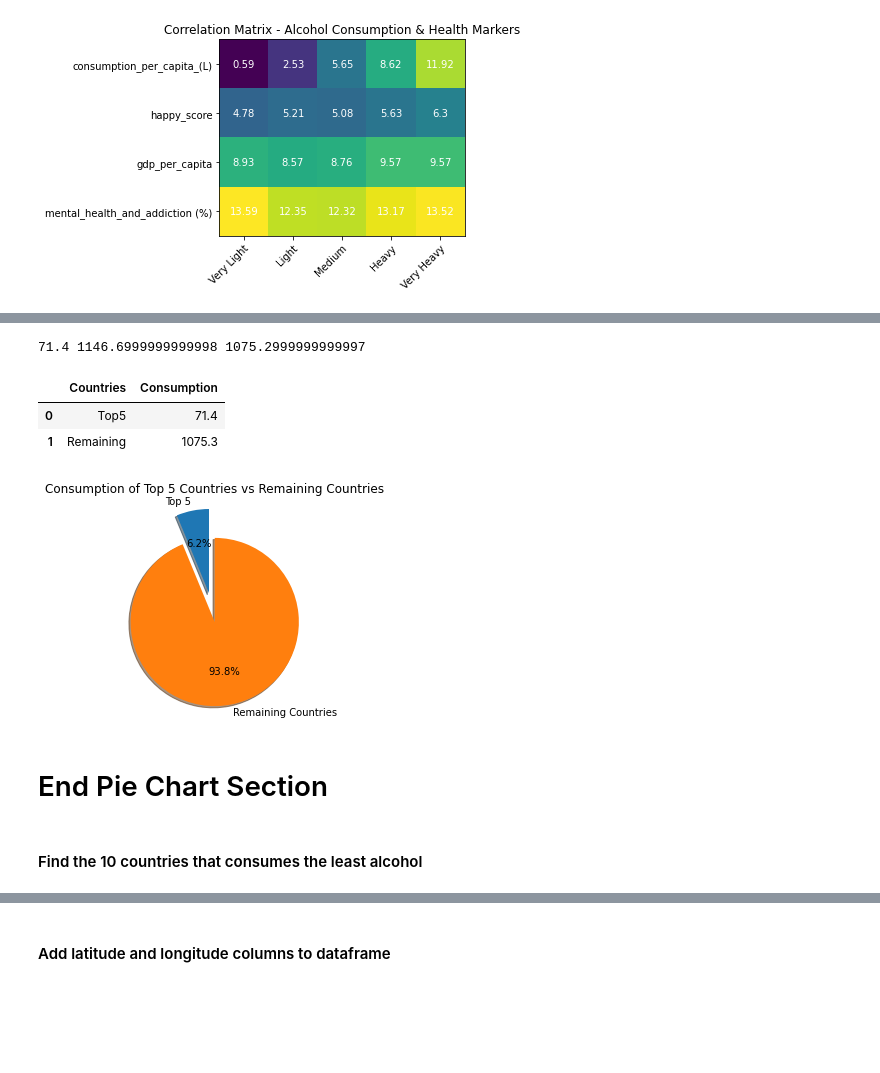
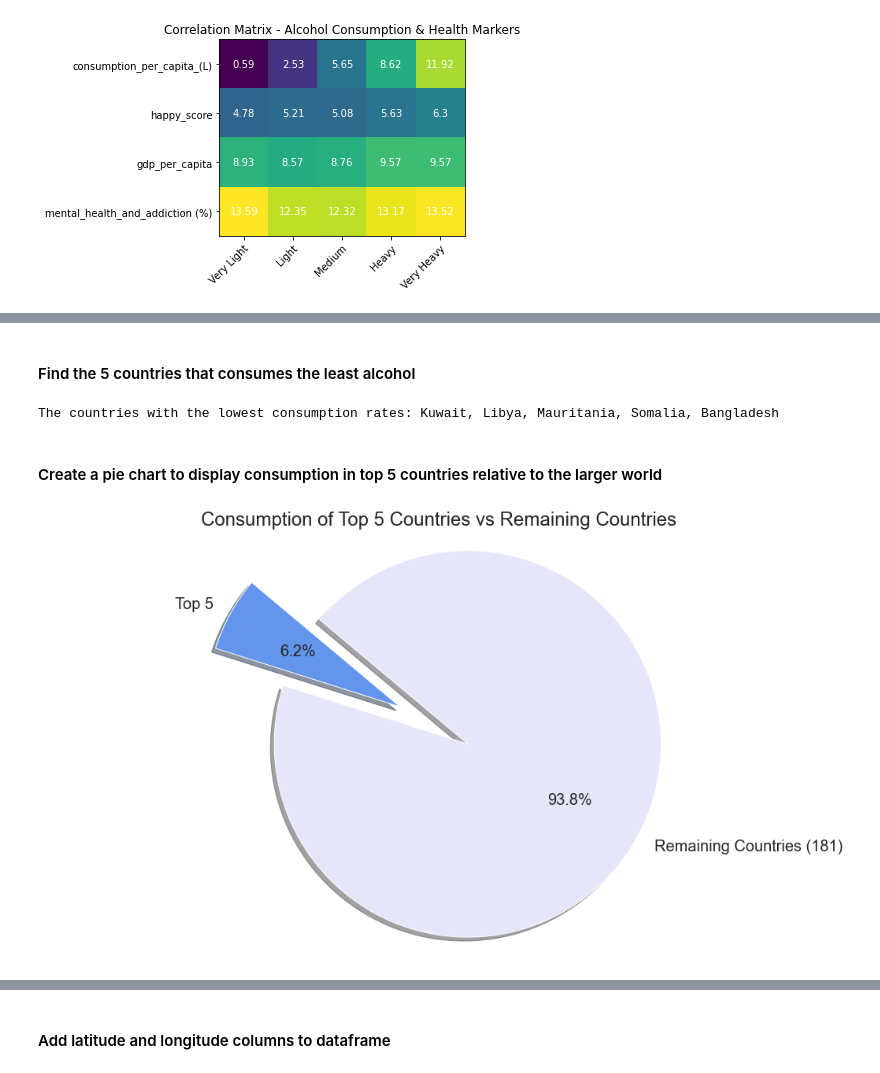
Before and after one commit to reccleston/data-analysis-project-1, a Jupyter notebook: Merged/Alison + Stephen.ipynb, the cells around one changed output, grey strips where cells are left out. Saved outputs shown, nothing was run; the diff lists cells and outputs as text; code cells hidden in the pictures; blank space fills up the shorter version.

```diff
--- a/Merged/Alison + Stephen.ipynb
+++ b/Merged/Alison + Stephen.ipynb
@@ -32,0 +29,9 @@ df.head()
+# %%
+# Drop duplicate indexes
+df.drop('Unnamed: 0', axis=1, inplace=True)
+df.drop('index', axis=1, inplace=True)
+df.drop('code', axis=1, inplace=True)
+
+# Display first five records of dataframe
+df_copy = df
+df.head()
@@ -365,39 +440,39 @@ high_consumption
-# %%
-#declare values for top10 vs remaining
-top5 = high_consumption["consumption_per_capita_(L)"].sum()
-total = df["consumption_per_capita_(L)"].sum()
-
-top_rest = total - top5
-
-print(top5, total, top_rest)
-# %% [output]
-71.4 1146.6999999999998 1075.2999999999997
-# %%
-#Create dataframe with the values
-total_data = {'Countries':["Top5", "Remaining"], "Consumption":[top5, top_rest]}
-
-top5_pie_df = pd.DataFrame(total_data)
-
-top5_pie_df.head()
-# %% [output]
-|  | Countries | Consumption |
-| 0 | Top5 | 71.4 |
-| 1 | Remaining | 1075.3 |
+# %% [markdown]
+#### Find the 5 countries that consumes the least alcohol
+# %%
+low_consumption = df.sort_values([("consumption_per_capita_(L)")], ascending=True).head(n=5)
+low_consumption
+
+least_alcohol = low_consumption["country"].tolist()
+
+print("The countries with the lowest consumption rates: " + ", ".join(least_alcohol))
+# %% [output]
+The countries with the lowest consumption rates: Kuwait, Libya, Mauritania, Somalia, Bangladesh
+# %% [markdown]
+#### Create a pie chart to display consumption in top 5 countries relative to the larger world
 # %%
-#Pie Chart
+sum_top_5 = high_consumption['consumption_per_capita_(L)'].sum()
+total = df['consumption_per_capita_(L)'].sum()
 
-labels = "Top 5", "Remaining Countries"
-explode = (.25, 0.1)
+difference = total - sum_top_5
+sum_top_5
 
-plt.pie(top5_pie_df["Consumption"], labels = labels,autopct='%1.1f%%',startangle=90,
-        shadow=True, explode=explode)
+my_list = [71.4,1075.3]
+labels = ["Top 5", "Remaining Countries (181)"]
+colors = ['cornflowerblue', 'lavender']
+explode = (0.4, 0)
+textprops={'fontsize': 20}
 
-plt.title('Consumption of Top 5 Countries vs Remaining Countries')
+sn.set(rc={'figure.figsize':(18,10)})
+plt.pie(my_list, explode=explode, labels=labels, colors=colors,
+        textprops=textprops,autopct="%1.1f%%", shadow=True, startangle=140)
+
+
+plt.title('Consumption of Top 5 Countries vs Remaining Countries', fontsize=24)
 plt.axis('equal')
-plt.show()
+plt.gcf()
+
+
+plt.savefig("images/2_top_5_pie_chart.png")
 # %% [output]
-[figure, old version]
+[figure, new version]
-# %% [markdown]
-# End Pie Chart Section
-# %% [markdown]
-#### Find the 10 countries that consumes the least alcohol
```
Also changed, not shown: parts of 47 cells of this notebook.
